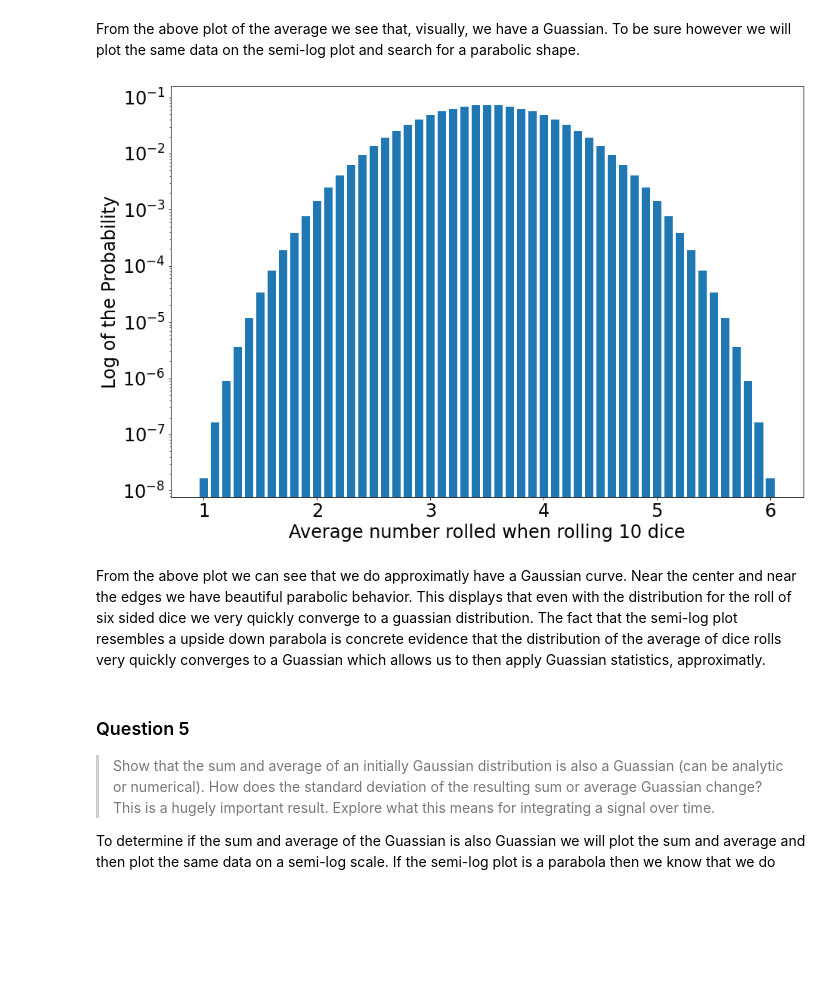
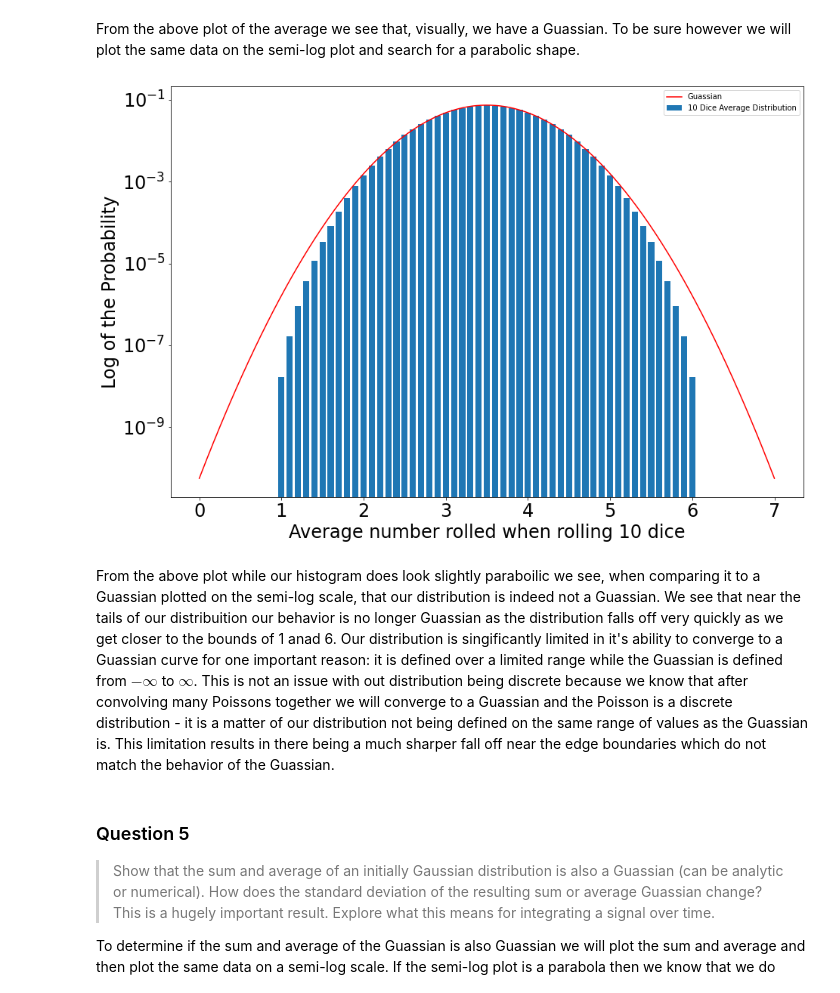
Before and after one commit to williamdolsen/phys434-21au, a Jupyter notebook: homework/hw2/homework2.ipynb, the cells around one changed output. Cells and saved outputs as stored; diff of their text form; code cells hidden in the pictures; blank space fills up the shorter version.

Commit message:
cleaned up plot for quesiton 4 to plot a guassian.  fixed variance and std for number 5

```diff
--- a/homework/hw2/homework2.ipynb
+++ b/homework/hw2/homework2.ipynb
@@ -127,16 +127,24 @@ plt.show()
 # %% [markdown]
 From the above plot of the average we see that, visually, we have a Guassian.  To be sure however we will plot the same data on the semi-log plot and search for a parabolic shape.
 # %%
-plt.bar(x10_avg, y10_avg, width = 0.075)
+plt.bar(x10_avg, y10_avg, width = 0.075, label="10 Dice Average Distribution")
 plt.yscale('log')
 plt.tick_params(labelsize=24)
 plt.xlabel("Average number rolled when rolling 10 dice", fontdict={'size':24})
 plt.ylabel("Log of the Probability", fontdict={'size':24})
+
+# we will also plot a guassian for comparison:
+x_guas_10_dice = np.linspace(0, 7, 1000)
+y_guas_10_dice = stats.norm.pdf(x_guas_10_dice, loc=3.5, scale=math.sqrt(5.833/20))
+y_guas_10_dice *= 0.1
+plt.plot(x_guas_10_dice, y_guas_10_dice, 'r', label="Guassian")
+plt.legend()
+
 plt.show()
 # %% [output]
-[figure, old version]
+[figure, new version]
 # %% [markdown]
-From the above plot we can see that we do approximatly have a Gaussian curve.  Near the center and near the edges we have beautiful parabolic behavior.  This displays that even with the distribution for the roll of six sided dice we very quickly converge to a guassian distribution.  The fact that the semi-log plot resembles a upside down parabola is concrete evidence that the distribution of the average of dice rolls very quickly converges to a Guassian which allows us to then apply Guassian statistics, approximatly.
+From the above plot while our histogram does look slightly paraboilic we see, when comparing it to a Guassian plotted on the semi-log scale, that our distribution is indeed not a Guassian.  We see that near the tails of our distribuition our behavior is no longer Guassian as the distribution falls off very quickly as we get closer to the bounds of 1 anad 6.  Our distribution is singificantly limited in it's ability to converge to a Guassian curve for one important reason: it is defined over a limited range while the Guassian is defined from $-\infty$ to $\infty$.  This is not an issue with out distribution being discrete because we know that after convolving many Poissons together we will converge to a Guassian and the Poisson is a discrete distribution - it is a matter of our distribution not being defined on the same range of values as the Guassian is.  This limitation results in there being a much sharper fall off near the edge boundaries which do not match the behavior of the Guassian.
 # %% [markdown]
 ### Question 5
 
```
Also changed, not shown: parts of 4 cells of this notebook.
